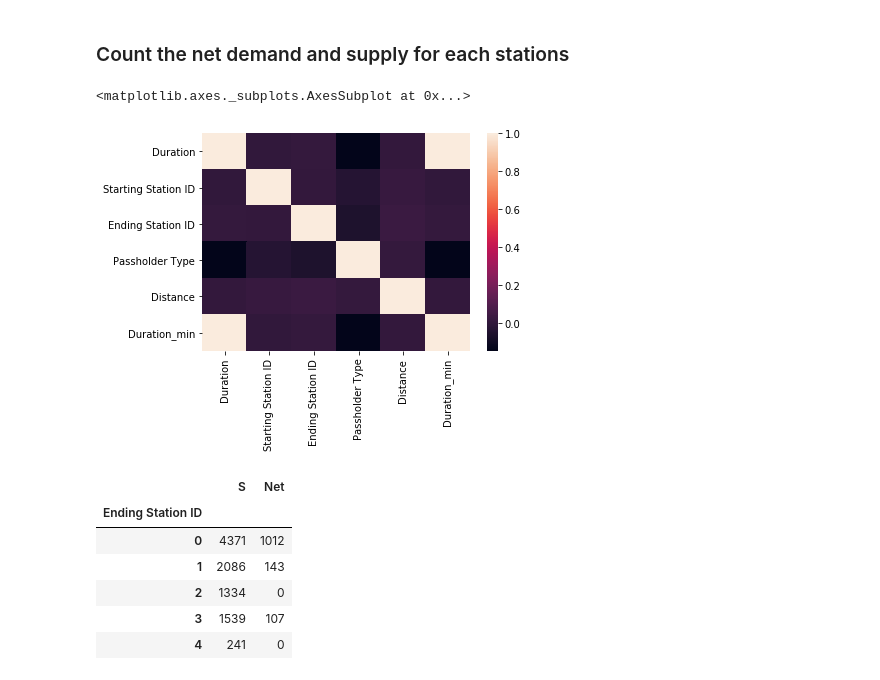
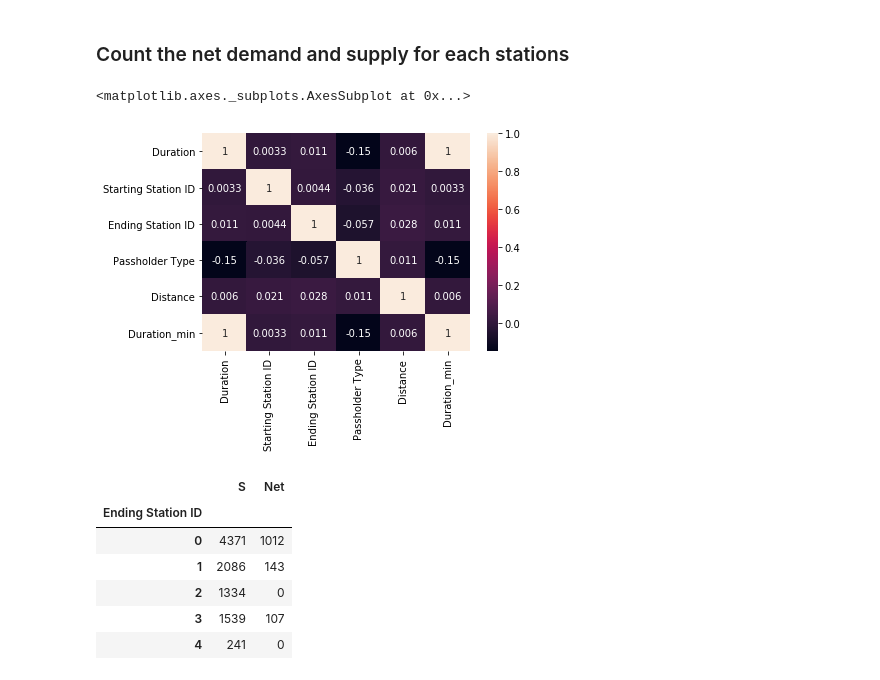
Before and after one commit to yyul10/LA_metro_bike_relocation, a Jupyter notebook: LA_metro_bike-relocation.ipynb, the cells around one changed output. Saved outputs shown, nothing was run; the diff lists cells and outputs as text; code cells hidden in the pictures.

```diff
--- a/LA_metro_bike-relocation.ipynb
+++ b/LA_metro_bike-relocation.ipynb
@@ -137,24 +135,24 @@ Annual utility is 0.41, monthly utility is 0.58
 # %%
 from sklearn import preprocessing
 le1 = preprocessing.LabelEncoder()
 le1.fit(ndata['Starting Station ID'])
 ndata['Starting Station ID'] = le1.transform(ndata['Starting Station ID'])
 keys1 = le1.classes_
 values1 = le1.transform(le1.classes_)
 dictionary1 = dict(zip(keys1, values1))
 
 le2 = preprocessing.LabelEncoder()
 le2.fit(ndata['Ending Station ID'])
 ndata['Ending Station ID'] = le2.transform(ndata['Ending Station ID'])
 keys2 = le2.classes_
 values2 = le2.transform(le2.classes_)
 dictionary2 = dict(zip(keys2, values2))
 
 import seaborn as sns
-sns.heatmap(ndata.corr())
+sns.heatmap(ndata.corr(),annot=True)
 # %% [output]
 <matplotlib.axes._subplots.AxesSubplot at 0x...>
-[figure, old version]
+[figure, new version]
 # %%
 # Demand for bikes at each station
 d_data = ndata[['Passholder Type','Starting Station ID']].groupby('Starting Station ID').count()
```
Also changed, not shown: parts of 23 cells of this notebook.
